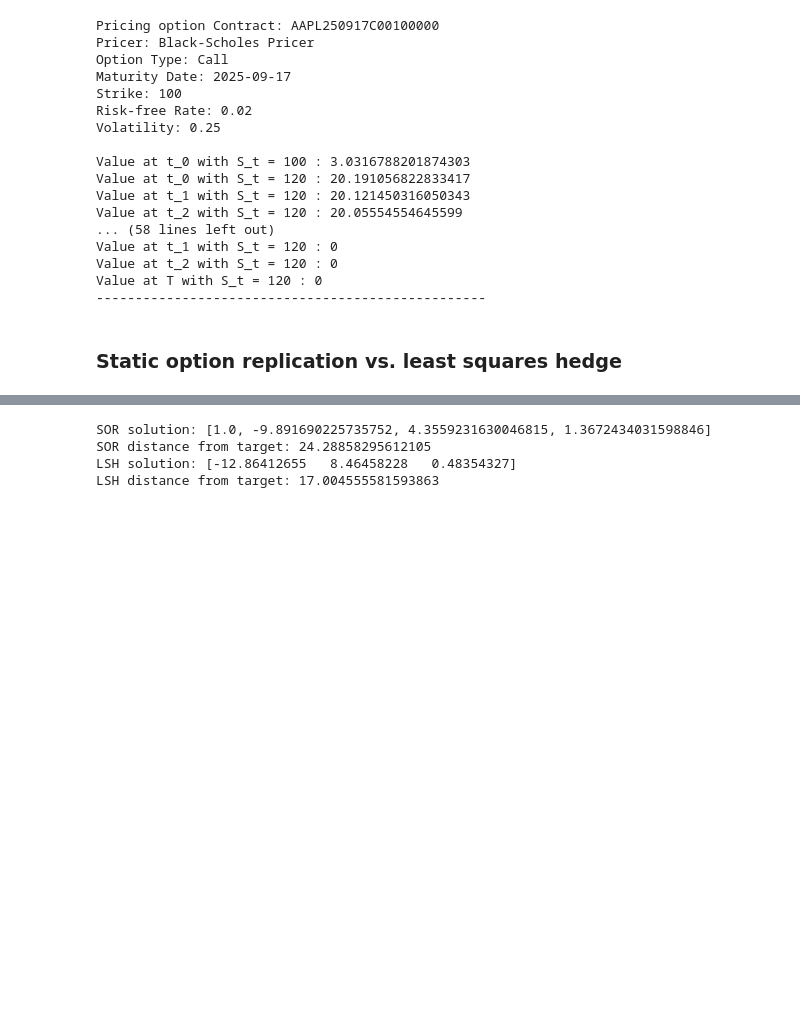
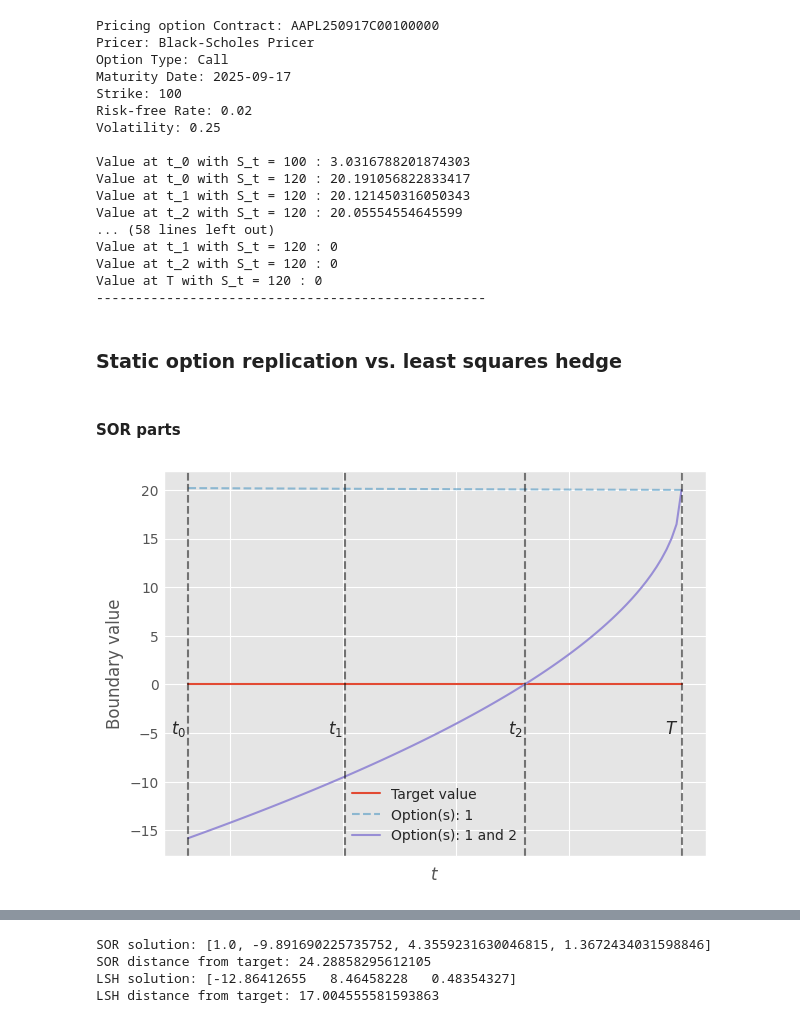
Before and after one commit to krantamaki/least_squares_hedge, a Jupyter notebook: examples/plots/plots.ipynb, the cells around one changed output, grey strips where cells are left out. Drawn from its saved outputs; the diff is of its cells as text; code cells hidden in the pictures; blank space fills up the shorter version.

Commit message:
Few additional plots for presentation

```diff
--- a/examples/plots/plots.ipynb
+++ b/examples/plots/plots.ipynb
@@ -279,0 +315,40 @@ def bs_factory(p: float, k: float, r: float, s: float) -> float:
+# %% [markdown]
+#### SOR parts
+# %%
+fig, ax = plt.subplots(1, 1, figsize=(7, 5))
+
+sor_option_parts_start = np.array([bs_factory(n_option1, options[0].strike, r, s)])
+
+sor_option_parts_end = np.array([bs_factory(n_option1, options[0].strike, r, s),
+                                 bs_factory(n_option2, options[1].strike, r, s)])
+
+sor_start_y = np.array([sum([sor_option_parts_start[i](120, option_tt[i, j]) for i in range(len(sor_option_parts_start))]) for j in range(len(tt))])
+sor_end_y = np.array([sum([sor_option_parts_end[i](120, option_tt[i, j]) for i in range(len(sor_option_parts_end))]) for j in range(len(tt))])
+
+ax.plot(tt, [0] * 100, label="Target value")
+ax.plot(tt, sor_start_y, '--', alpha=0.5, label="Option(s): 1")
+ax.plot(tt, sor_end_y, label="Option(s): 1 and 2")
+
+ax.axvline(0, alpha=0.5, color='black', linestyle='dashed')
+ax.axvline(t2.timedelta(T), alpha=0.5, color='black', linestyle='dashed')
+ax.axvline(t1.timedelta(T), alpha=0.5, color='black', linestyle='dashed')
+ax.axvline(t0.timedelta(T), alpha=0.5, color='black', linestyle='dashed')
+
+ax.text(0 + 0.003, -5, "$T$", fontsize=12)
+ax.text(t2.timedelta(T) + 0.003, -5, "$t_2$", fontsize=12)
+ax.text(t1.timedelta(T) + 0.003, -5, "$t_1$", fontsize=12)
+ax.text(t0.timedelta(T) + 0.003, -5, "$t_0$", fontsize=12)
+
+ax.set_ylabel("Boundary value")
+ax.set_xlabel("$t$")
+
+plt.gca().axes.xaxis.set_inverted(True)
+plt.gca().axes.xaxis.set_ticklabels([])
+
+plt.legend()
+
+fig.savefig(project_root / "figures" / "sor_parts_1.pdf")
+
+plt.show()
+# %% [output]
+[figure, added]
```
Also changed, not shown: parts of 5 cells of this notebook, 8 other files.
